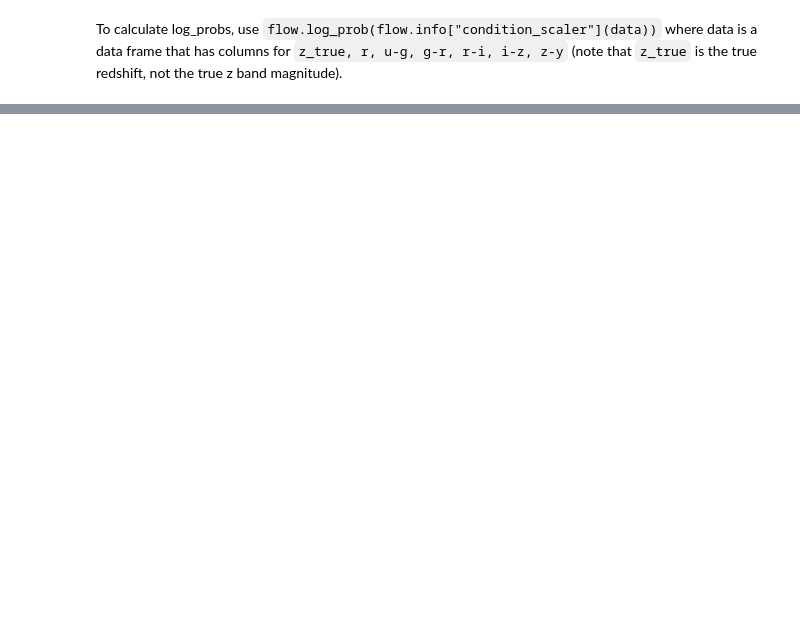
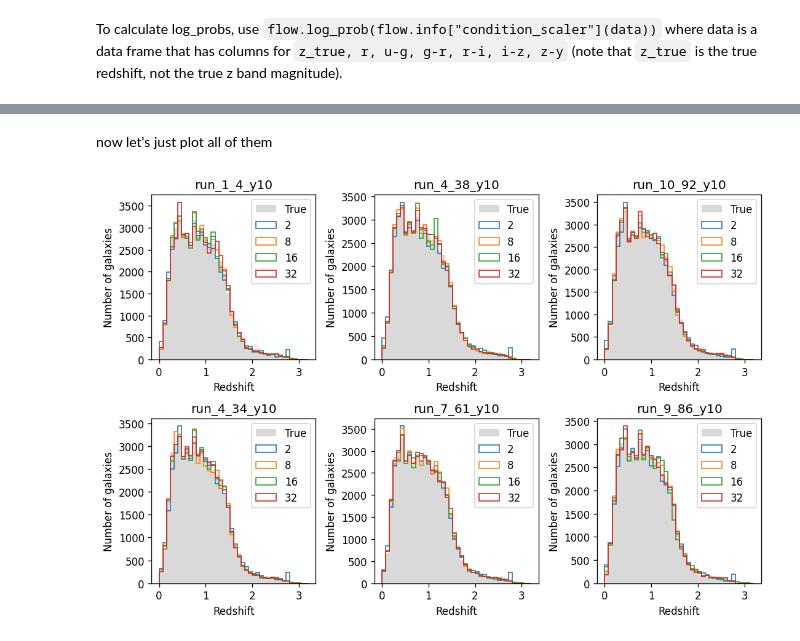
Before and after one commit to bscot/TheLastMetric, a Jupyter notebook: training_flows.ipynb, the cells around one changed output, grey strips where cells are left out. Drawn from its saved outputs; the diff is of its cells as text; code cells hidden in the pictures; blank space fills up the shorter version.

```diff
--- a/training_flows.ipynb
+++ b/training_flows.ipynb
@@ -281,0 +310,28 @@ for fname in flows:
+# %% [markdown]
+now let's just plot all of them
+# %%
+fig, axes = plt.subplots(2, 3, figsize=(9, 6), dpi=120, constrained_layout=True)
+
+nbins = 40
+
+for i, ax in enumerate(axes.flatten()):
+
+    os = available_os[i]
+
+    ax.set(xlabel="Redshift", ylabel="Number of galaxies", title=os)
+    ax.hist(catalogs[os].z_true, range=(0, 3.2), bins=nbins, label="True", alpha=0.15, color="k")
+
+    for K in [2, 8, 16, 32]:
+        if K == 16:
+            flow = flows[os]
+        else:
+            flow = flows[os + f"_K={K}"]
+
+        sample = flow.sample(conditions=flow.info["condition_scaler"](catalogs[os]), seed=0)
+        ax.hist(sample.z_true, range=(0, 3.2), bins=nbins, histtype="step", label=K)
+
+    ax.legend()
+
+plt.show()
+# %% [output]
+[figure, added]
```
Also changed, not shown: parts of 7 cells of this notebook, 30 other files.
